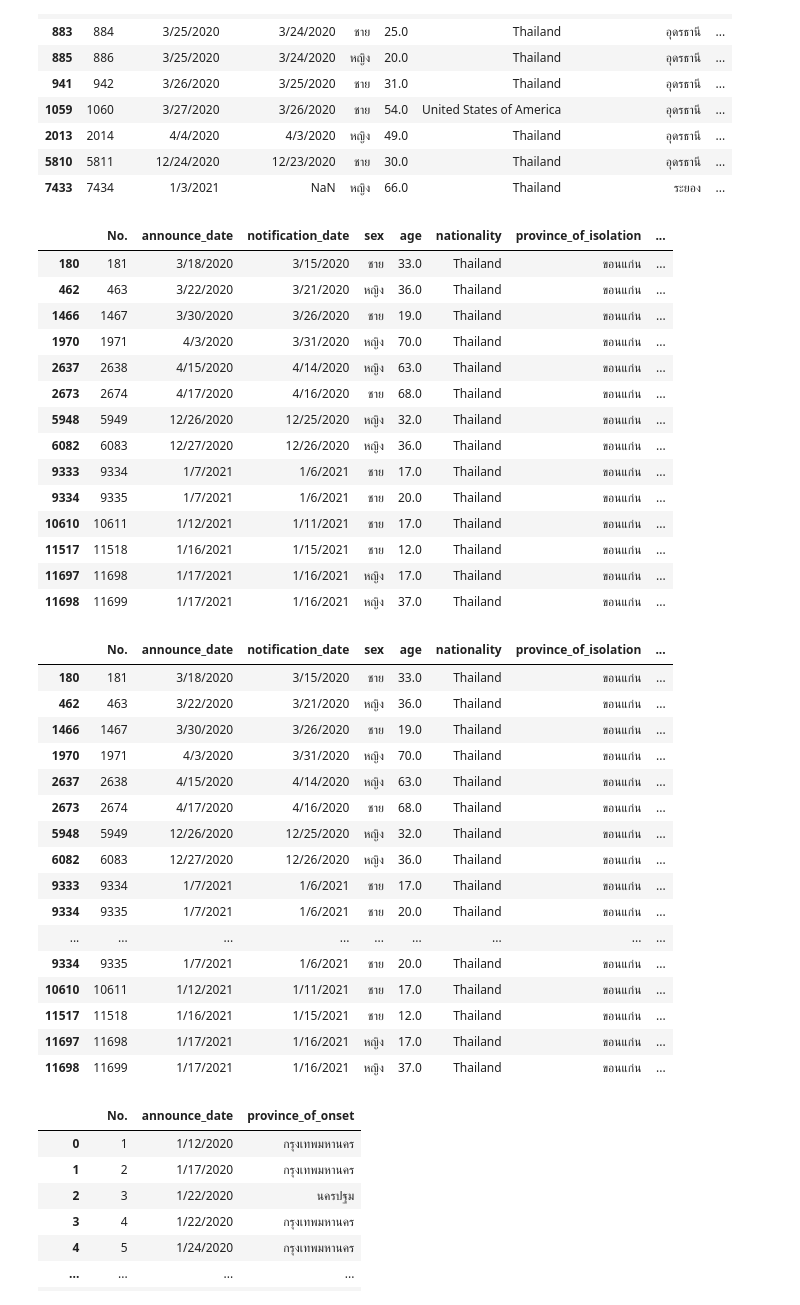
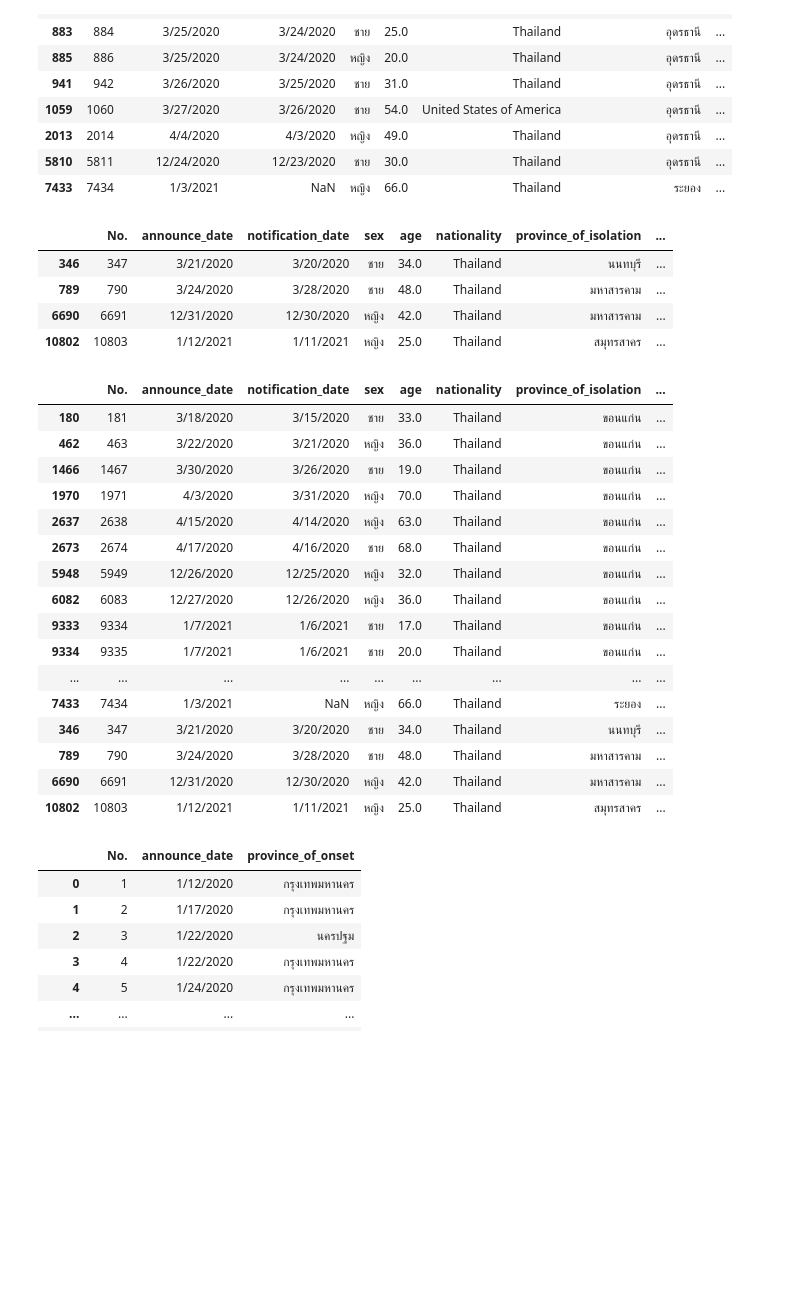
Before and after one commit to jiriyaporn/data_viz, a Jupyter notebook: pandas102.ipynb, the cells around one changed output. Cells and saved outputs as stored; diff of their text form; code cells hidden in the pictures; blank space fills up the shorter version.

```diff
--- a/pandas102.ipynb
+++ b/pandas102.ipynb
@@ -137,24 +132,14 @@ dataud
 | 5810 | 5811 | 12/24/2020 | 12/23/2020 | ชาย | 30.0 | Thailand | อุดรธานี | ... |
 | 7433 | 7434 | 1/3/2021 | NaN | หญิง | 66.0 | Thailand | ระยอง | ... |
 # %%
-datams = data_covid[data_covid['province_of_onset']=='ขอนแก่น']
+datams = data_covid[data_covid['province_of_onset']=='มหาสารคาม']
 datams
 # %% [output]
 |  | No. | announce_date | notification_date | sex | age | nationality | province_of_isolation | ... |
-| 180 | 181 | 3/18/2020 | 3/15/2020 | ชาย | 33.0 | Thailand | ขอนแก่น | ... |
-| 462 | 463 | 3/22/2020 | 3/21/2020 | หญิง | 36.0 | Thailand | ขอนแก่น | ... |
-| 1466 | 1467 | 3/30/2020 | 3/26/2020 | ชาย | 19.0 | Thailand | ขอนแก่น | ... |
-| 1970 | 1971 | 4/3/2020 | 3/31/2020 | หญิง | 70.0 | Thailand | ขอนแก่น | ... |
-| 2637 | 2638 | 4/15/2020 | 4/14/2020 | หญิง | 63.0 | Thailand | ขอนแก่น | ... |
-| 2673 | 2674 | 4/17/2020 | 4/16/2020 | ชาย | 68.0 | Thailand | ขอนแก่น | ... |
-| 5948 | 5949 | 12/26/2020 | 12/25/2020 | หญิง | 32.0 | Thailand | ขอนแก่น | ... |
-| 6082 | 6083 | 12/27/2020 | 12/26/2020 | หญิง | 36.0 | Thailand | ขอนแก่น | ... |
-| 9333 | 9334 | 1/7/2021 | 1/6/2021 | ชาย | 17.0 | Thailand | ขอนแก่น | ... |
-| 9334 | 9335 | 1/7/2021 | 1/6/2021 | ชาย | 20.0 | Thailand | ขอนแก่น | ... |
-| 10610 | 10611 | 1/12/2021 | 1/11/2021 | ชาย | 17.0 | Thailand | ขอนแก่น | ... |
-| 11517 | 11518 | 1/16/2021 | 1/15/2021 | ชาย | 12.0 | Thailand | ขอนแก่น | ... |
-| 11697 | 11698 | 1/17/2021 | 1/16/2021 | หญิง | 17.0 | Thailand | ขอนแก่น | ... |
-| 11698 | 11699 | 1/17/2021 | 1/16/2021 | หญิง | 37.0 | Thailand | ขอนแก่น | ... |
+| 346 | 347 | 3/21/2020 | 3/20/2020 | ชาย | 34.0 | Thailand | นนทบุรี | ... |
+| 789 | 790 | 3/24/2020 | 3/28/2020 | ชาย | 48.0 | Thailand | มหาสารคาม | ... |
+| 6690 | 6691 | 12/31/2020 | 12/30/2020 | หญิง | 42.0 | Thailand | มหาสารคาม | ... |
+| 10802 | 10803 | 1/12/2021 | 1/11/2021 | หญิง | 25.0 | Thailand | สมุทรสาคร | ... |
 # %%
 datamyisan = pd.concat([datakk,dataud,datams])
 datamyisan
@@ -171,11 +156,11 @@ datamyisan
 | 9333 | 9334 | 1/7/2021 | 1/6/2021 | ชาย | 17.0 | Thailand | ขอนแก่น | ... |
 | 9334 | 9335 | 1/7/2021 | 1/6/2021 | ชาย | 20.0 | Thailand | ขอนแก่น | ... |
 | ... | ... | ... | ... | ... | ... | ... | ... | ... |
-| 9334 | 9335 | 1/7/2021 | 1/6/2021 | ชาย | 20.0 | Thailand | ขอนแก่น | ... |
-| 10610 | 10611 | 1/12/2021 | 1/11/2021 | ชาย | 17.0 | Thailand | ขอนแก่น | ... |
-| 11517 | 11518 | 1/16/2021 | 1/15/2021 | ชาย | 12.0 | Thailand | ขอนแก่น | ... |
-| 11697 | 11698 | 1/17/2021 | 1/16/2021 | หญิง | 17.0 | Thailand | ขอนแก่น | ... |
-| 11698 | 11699 | 1/17/2021 | 1/16/2021 | หญิง | 37.0 | Thailand | ขอนแก่น | ... |
+| 7433 | 7434 | 1/3/2021 | NaN | หญิง | 66.0 | Thailand | ระยอง | ... |
+| 346 | 347 | 3/21/2020 | 3/20/2020 | ชาย | 34.0 | Thailand | นนทบุรี | ... |
+| 789 | 790 | 3/24/2020 | 3/28/2020 | ชาย | 48.0 | Thailand | มหาสารคาม | ... |
+| 6690 | 6691 | 12/31/2020 | 12/30/2020 | หญิง | 42.0 | Thailand | มหาสารคาม | ... |
+| 10802 | 10803 | 1/12/2021 | 1/11/2021 | หญิง | 25.0 | Thailand | สมุทรสาคร | ... |
 # %%
 data_province = data_covid[['No.','announce_date','province_of_onset']]
 data_province
```
Also changed, not shown: parts of 8 cells of this notebook.
